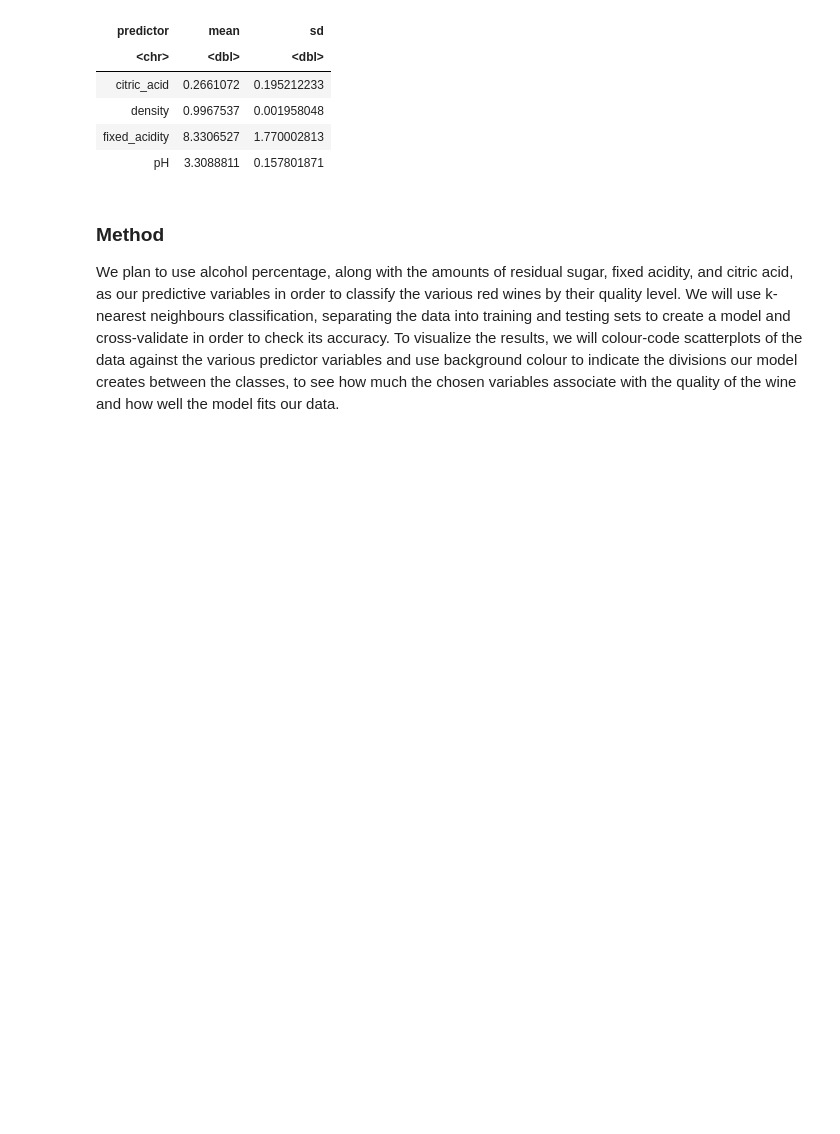
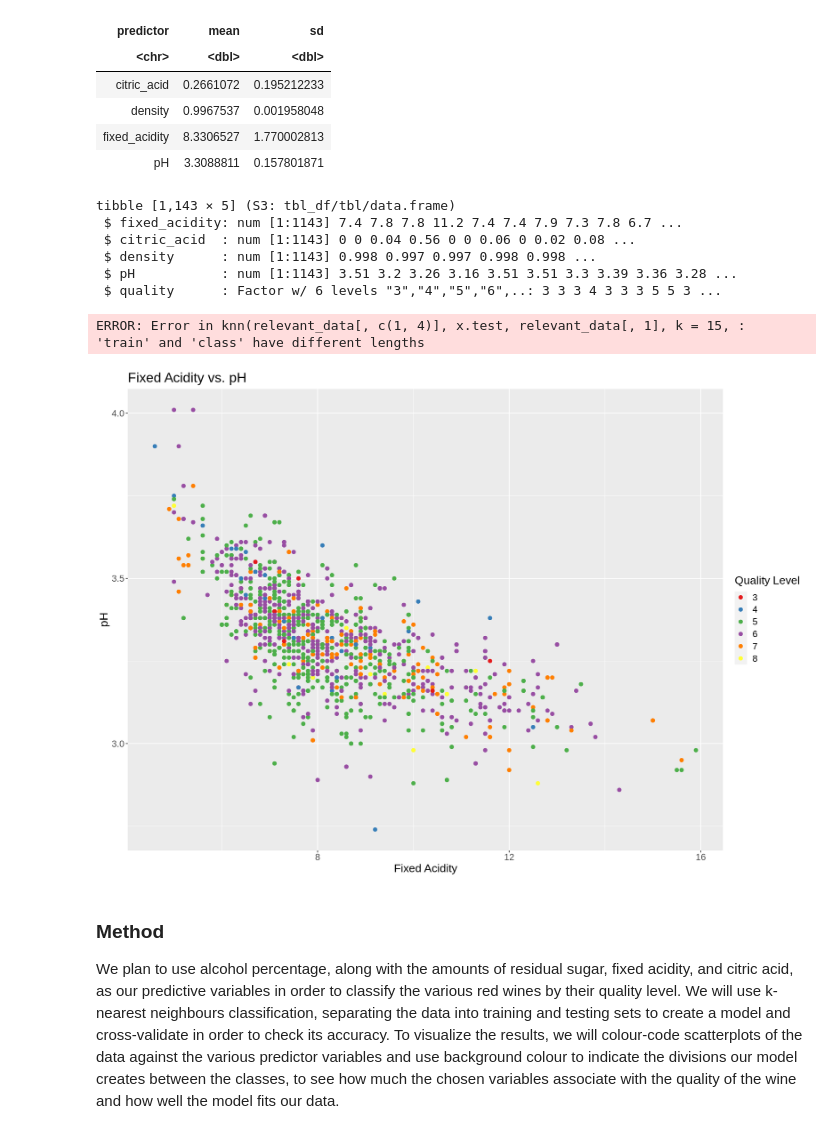
Before and after one commit to allisonml/DSCI-Proposal, a Jupyter notebook: project_proposal.ipynb, the cells around one changed output. Cells and saved outputs as stored; diff of their text form; code cells hidden in the pictures; blank space fills up the shorter version.

Commit message:
Final Plot
Not too sure how to add this plot in. Confused about " (relevant_data[,c(1,4)], x.test, relevant_data[,1], "

```diff
--- a/project_proposal.ipynb
+++ b/project_proposal.ipynb
@@ -494,6 +500,38 @@ A tibble: 4 × 3
 | density | 0.9967537 | 0.001958048 |
 | fixed_acidity | 8.3306527 | 1.770002813 |
 | pH | 3.3088811 | 0.157801871 |
+# %%
+#test
+
+str(relevant_data)
+
+pre_acid_ph_plot <- ggplot(relevant_data, aes(x = fixed_acidity, y = pH, color = quality)) +
+    geom_point(aes(color = quality)) +
+    geom_point(size = 2.2) +
+    theme(text = element_text(size = 16)) +
+    labs(x="Fixed Acidity", y="pH", color = "Quality Level")+
+    ggtitle("Fixed Acidity vs. pH")+
+    scale_color_brewer(palette = "Set1")
+pre_acid_ph_plot
+
+x.test <- expand.grid(fixed_acidity = seq(4, 16, by = 0.75),
+              pH = seq(2.4, 4.2, by = 0.1))
+
+# n
+library(class)
+Example_knn <- knn(relevant_data[,c(1,4)], x.test, relevant_data[,1],
+           k = 15, prob = TRUE)
+prob <- attr(Example_knn, "prob")
+head(prob)
+# %% [output]
+tibble [1,143 × 5] (S3: tbl_df/tbl/data.frame)
+ $ fixed_acidity: num [1:1143] 7.4 7.8 7.8 11.2 7.4 7.4 7.9 7.3 7.8 6.7 ...
+ $ citric_acid  : num [1:1143] 0 0 0.04 0.56 0 0 0.06 0 0.02 0.08 ...
+ $ density      : num [1:1143] 0.998 0.997 0.997 0.998 0.998 ...
+ $ pH           : num [1:1143] 3.51 3.2 3.26 3.16 3.51 3.51 3.3 3.39 3.36 3.28 ...
+ $ quality      : Factor w/ 6 levels "3","4","5","6",..: 3 3 3 4 3 3 3 5 5 3 ...
+ERROR: Error in knn(relevant_data[, c(1, 4)], x.test, relevant_data[, 1], k = 15, : 'train' and 'class' have different lengths
+[figure, added]
 # %% [markdown]
 ### Method
 
```
Also changed, not shown: parts of 2 cells of this notebook.
